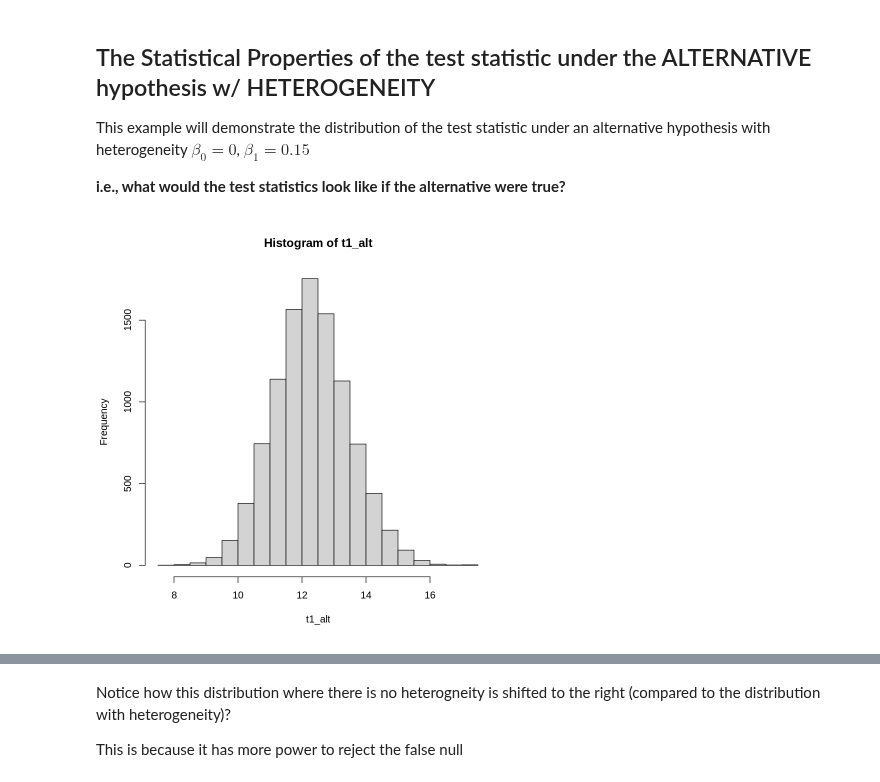
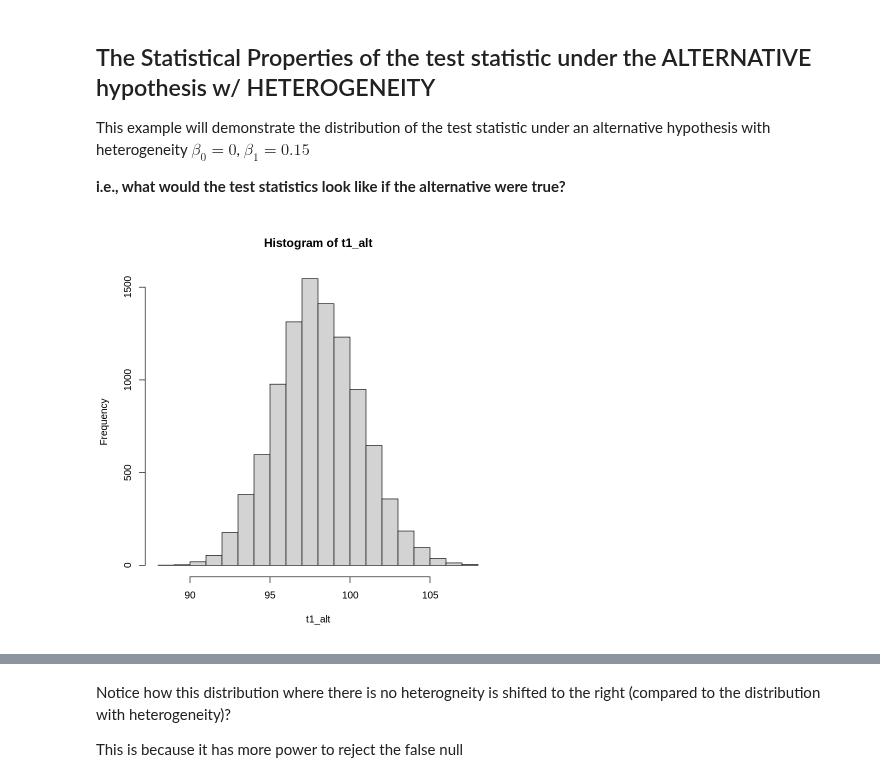
Before and after one commit to ummd/ummd.github.io, a Jupyter notebook: Teaching/RSM3053/Lecture3/Lecture3cc.ipynb, the cells around one changed output, grey strips where cells are left out. Saved outputs shown, nothing was run; the diff lists cells and outputs as text; code cells hidden in the pictures.

```diff
--- a/Teaching/RSM3053/Lecture3/Lecture3cc.ipynb
+++ b/Teaching/RSM3053/Lecture3/Lecture3cc.ipynb
@@ -12,27 +12,28 @@ $$t = \frac{\hat\beta - \beta_{\text{null}}}{\text{SE}(\hat\beta)}$$
 This example will demonstrate the distribution of the test statistic under an alternative hypothesis with heterogeneity $\beta_0=0$, $\beta_1=0.15$
 
 **i.e., what would the test statistics look like if the alternative were true?**
+# %%
+S <- 10000 #number of samples
+n <- 800 #number of observations per sample
 # %%
-set.seed(1)
-S <- 10000 #number of samples
-n <- 200 #number of observations per sample
 
 b0 <- 0
 b1 <- .015 #the alternative is true, b1 is not 0
 
+set.seed(1)
 e <- replicate(S,rnorm(n)) #draw S samples
 
 x <- 1:n
 
 y <- b0 + b1*x + e
 
 
 for (s in 1:S){
     lm.fit=lm(y[,s]~x) # estimate the linear model on the sample s.
     b1_alt[s] <- summary(lm.fit)$coefficients[2,1] #store estimate for beta_1
     t1_alt[s] <- summary(lm.fit)$coefficients[2,3]   #store the tstat for beta_1
 }
 hist(t1_alt)
 # %% [output]
-[figure, old version]
+[figure, new version]
 # %%
```
Also changed, not shown: parts of 7 cells of this notebook.
